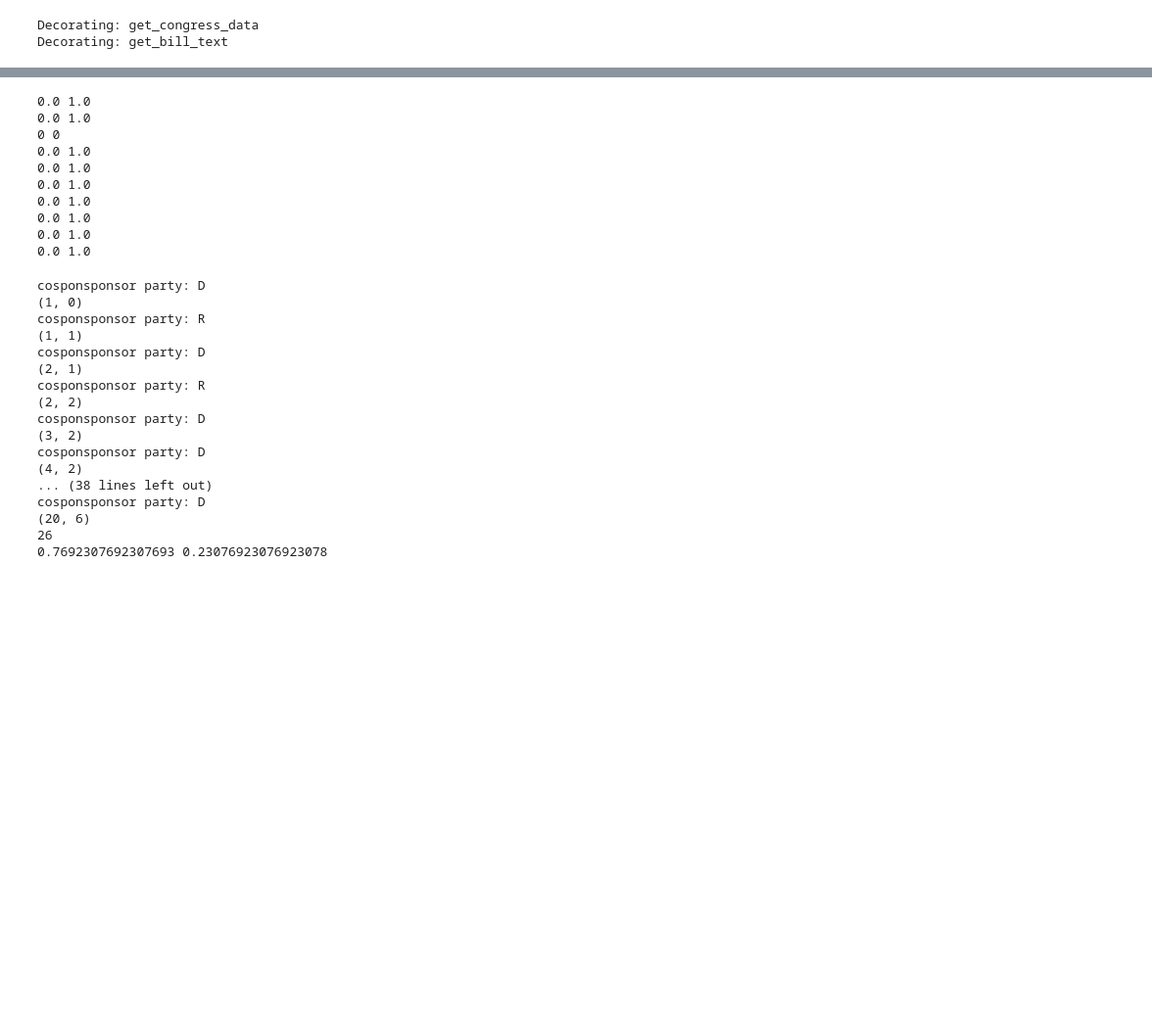
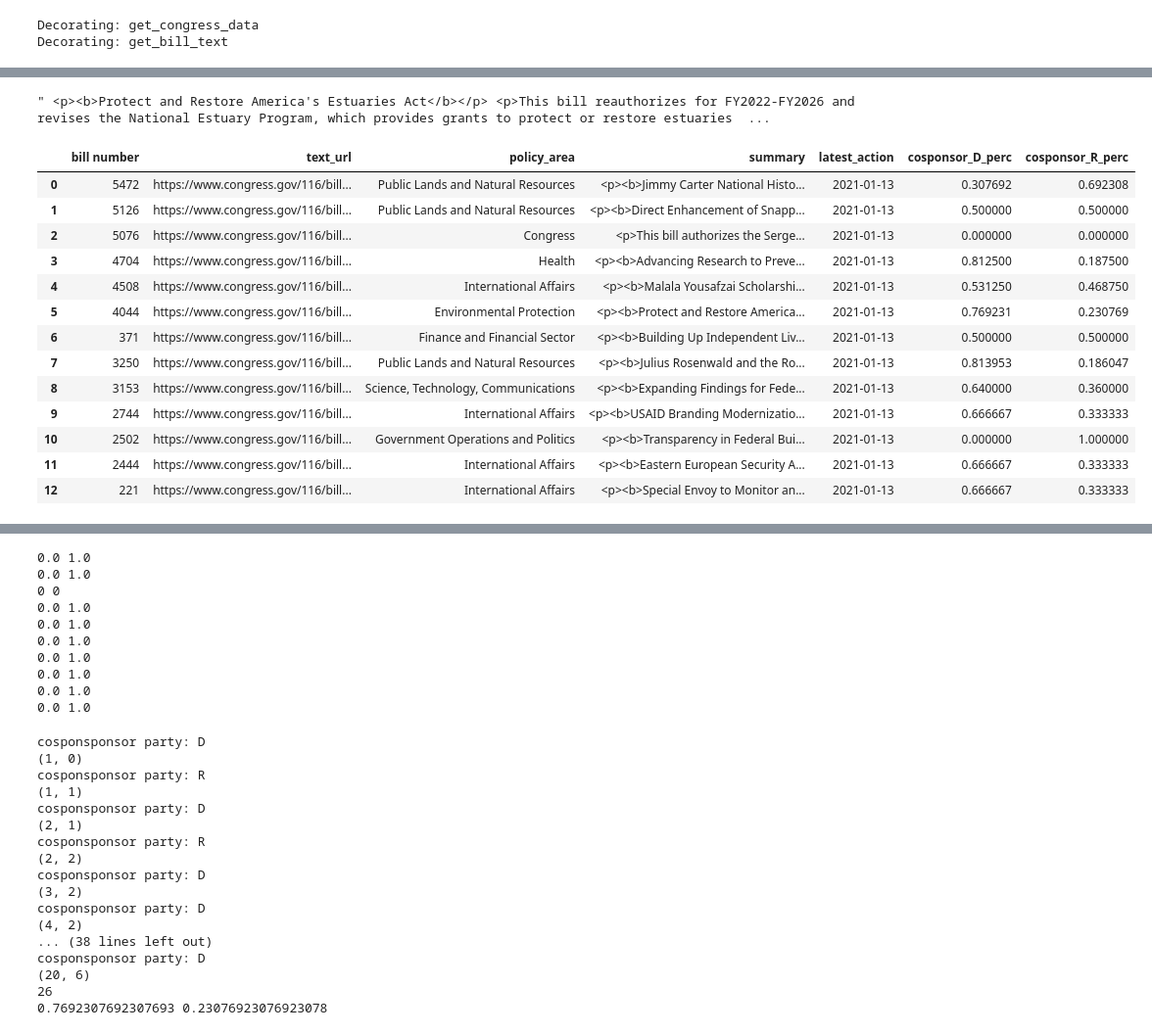
Before and after one commit to juka19/tad_assignment3, a Jupyter notebook: api_try_lor.ipynb, the cells around one changed output, grey strips where cells are left out. Shown at 98% size. Saved outputs shown, nothing was run; the diff lists cells and outputs as text; code cells hidden in the pictures; blank space fills up the shorter version.

```diff
--- a/api_try_lor.ipynb
+++ b/api_try_lor.ipynb
@@ -128,7 +128,7 @@ def get_congress_data(query, *args, api_key="6ej9da2smGykG5a2jMYcHY5sWWaznOXPxfZ
         print(e)
 # %%
 bills_df = pd.read_csv('data/bills2.csv')
-bills_recent = bills_df[bills_df['congress'] > 115]
+bills_recent = bills_df[bills_df['congress'] => 115]
 
 def get_root_url(url):
     return url.replace('https://api.congress.gov/v3/', '').replace('?format=json', '')
@@ -169,0 +183,5 @@ cosponsors = get_congress_data(get_root_url(metadata['bill']['cosponsors']['url'
+# %%
+FINAL_DF = bills_recent[bills_recent['latestAction'].str.contains('Public Law')]
+# %%
+metadata = get_congress_data(get_root_url(bills_recent.iloc[2]['url']))
+metadata['bill']
@@ -171,7 +207,7 @@ cosponsors = get_congress_data(get_root_url(metadata['bill']['cosponsors']['url'
 output_l = []
 list_df_cosposors = []
 
-for i, row in bills_recent.head(10).iterrows():
+for i, row in FINAL_DF.iterrows():
 
         try:
                         metadata = get_congress_data(get_root_url(row['url']))
@@ -185,18 +221,18 @@ for i, row in bills_recent.head(10).iterrows():
                                 cosponsor_df = pd.DataFrame()
                                 for cosponsor in cosponsors['cosponsors']:
                                         cosponsor_party = cosponsor['party']
-                                        print(f"cosponsponsor party: {cosponsor_party}")
+                                        #print(f"cosponsponsor party: {cosponsor_party}")
                                         if cosponsor_party == "D":
                                                 cosponsor_D += 1
                                         if cosponsor_party == "R":
                                                 cosponsor_R += 1
-                                        print((cosponsor_D, cosponsor_R))
+                                        #print((cosponsor_D, cosponsor_R))
                                         cosposor_name = cosponsor['firstName'] + ' ' + cosponsor['lastName']
                                         cosponsor_party = cosponsor['party']
                                         cosponsor_df = cosponsor_df.append({'cosponsor_name': cosposor_name, 'cosponsor_party': cosponsor_party, 'number': bill_number}, ignore_index=True)
                                 #number = int(output_l[0]['metadata']['bill']['number'])
                                 if (cosponsor_D + cosponsor_R)!= 0:
-                                        print((cosponsor_D + cosponsor_R))
+                                        #print((cosponsor_D + cosponsor_R))
                                         cosponsor_D_perc = cosponsor_D/(cosponsor_D + cosponsor_R)
                                         cosponsor_R_perc = cosponsor_R/(cosponsor_D + cosponsor_R)
                                 cosponsor_D = 0
@@ -206,7 +242,7 @@ for i, row in bills_recent.head(10).iterrows():
                                 cosponsor_D_perc = 0
                                 cosponsor_R_perc = 0
 
-                        print(cosponsor_D_perc, cosponsor_R_perc)
+                        #print(cosponsor_D_perc, cosponsor_R_perc)
 
                         latest_action = metadata['bill']['latestAction']['actionDate']
 
@@ -216,8 +252,12 @@ for i, row in bills_recent.head(10).iterrows():
                                 get_root_url(row['url']) + '/text')['textVersions'][0]['formats'][0]['url']
                         print('URL text done for df line: ', i)
 
-                        summary = get_congress_data(
-                                get_root_url(row['url']) + '/summaries')['summaries'][0]['text']
+                        summary_meta = get_congress_data(
+                                get_root_url(row['url']) + '/summaries')['summaries']
+                        print(summary_meta)
+
+                        summary = summary_meta[-1]['text']
+
                         print('Summary done for df line: ', i)
 
                         # subjects = get_congress_data(
@@ -237,7 +277,7 @@ for i, row in bills_recent.head(10).iterrows():
                                         'cosponsor_D_perc': cosponsor_D_perc, 'cosponsor_R_perc': cosponsor_R_perc})
 
         except Exception as e:
-                print(e)
+               print(e)
 
 df_ouput_cosposors = pd.concat(list_df_cosposors)
 output_l
@@ -408,0 +303,23 @@ Summary done for df line:  181722
+# %%
+final_df = pd.DataFrame.from_records(output_l)
+final_df.iloc[5]['summary']
+# %% [output]
+" <p><b>Protect and Restore America's Estuaries Act</b></p> <p>This bill reauthorizes for FY2022-FY2026 and revises the National Estuary Program, which provides grants to protect or restore estuaries  ...
+# %%
+final_df = pd.DataFrame.from_records(output_l)
+final_df
+# %% [output]
+|  | bill number | text_url | policy_area | summary | latest_action | cosponsor_D_perc | cosponsor_R_perc |
+| 0 | 5472 | https://www.congress.gov/116/bill... | Public Lands and Natural Resources | <p><b>Jimmy Carter National Histo... | 2021-01-13 | 0.307692 | 0.692308 |
+| 1 | 5126 | https://www.congress.gov/116/bill... | Public Lands and Natural Resources | <p><b>Direct Enhancement of Snapp... | 2021-01-13 | 0.500000 | 0.500000 |
+| 2 | 5076 | https://www.congress.gov/116/bill... | Congress | <p>This bill authorizes the Serge... | 2021-01-13 | 0.000000 | 0.000000 |
+| 3 | 4704 | https://www.congress.gov/116/bill... | Health | <p><b>Advancing Research to Preve... | 2021-01-13 | 0.812500 | 0.187500 |
+| 4 | 4508 | https://www.congress.gov/116/bill... | International Affairs | <p><b>Malala Yousafzai Scholarshi... | 2021-01-13 | 0.531250 | 0.468750 |
+| 5 | 4044 | https://www.congress.gov/116/bill... | Environmental Protection | <p><b>Protect and Restore America... | 2021-01-13 | 0.769231 | 0.230769 |
+| 6 | 371 | https://www.congress.gov/116/bill... | Finance and Financial Sector | <p><b>Building Up Independent Liv... | 2021-01-13 | 0.500000 | 0.500000 |
+| 7 | 3250 | https://www.congress.gov/116/bill... | Public Lands and Natural Resources | <p><b>Julius Rosenwald and the Ro... | 2021-01-13 | 0.813953 | 0.186047 |
+| 8 | 3153 | https://www.congress.gov/116/bill... | Science, Technology, Communications | <p><b>Expanding Findings for Fede... | 2021-01-13 | 0.640000 | 0.360000 |
+| 9 | 2744 | https://www.congress.gov/116/bill... | International Affairs | <p><b>USAID Branding Modernizatio... | 2021-01-13 | 0.666667 | 0.333333 |
+| 10 | 2502 | https://www.congress.gov/116/bill... | Government Operations and Politics | <p><b>Transparency in Federal Bui... | 2021-01-13 | 0.000000 | 1.000000 |
+| 11 | 2444 | https://www.congress.gov/116/bill... | International Affairs | <p><b>Eastern European Security A... | 2021-01-13 | 0.666667 | 0.333333 |
+| 12 | 221 | https://www.congress.gov/116/bill... | International Affairs | <p><b>Special Envoy to Monitor an... | 2021-01-13 | 0.666667 | 0.333333 |
```
Also changed, not shown: parts of 5 cells of this notebook, 1 other file.
